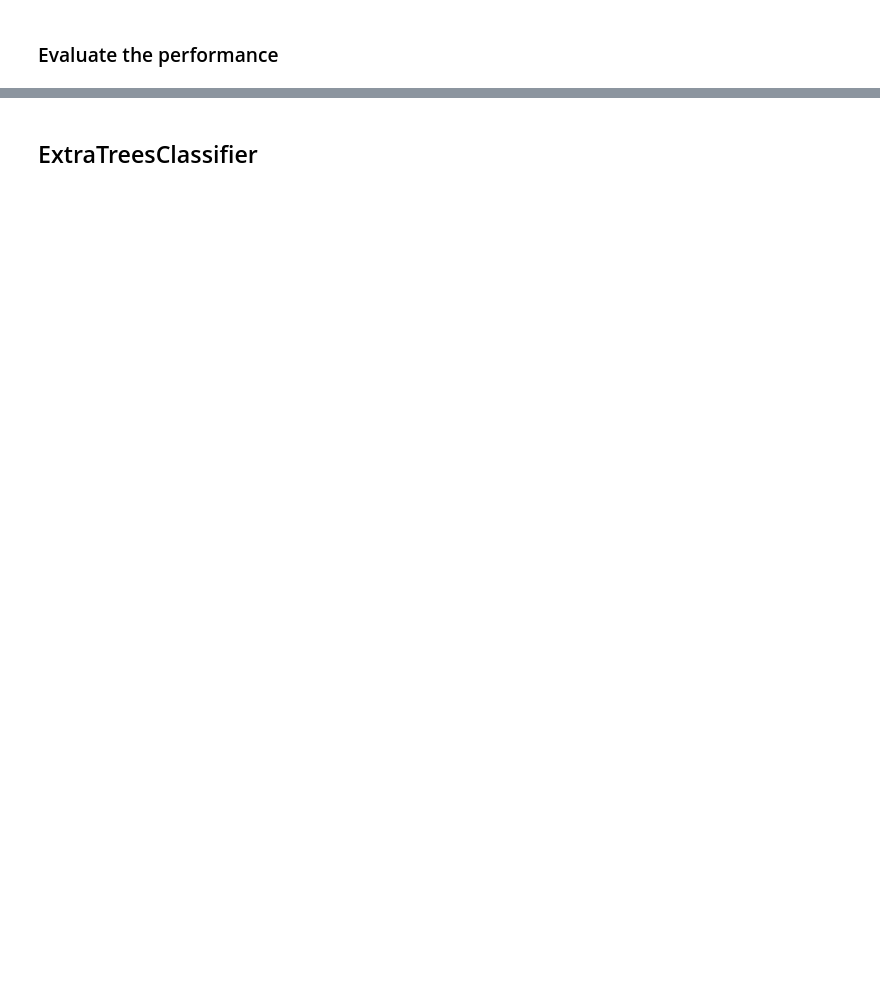
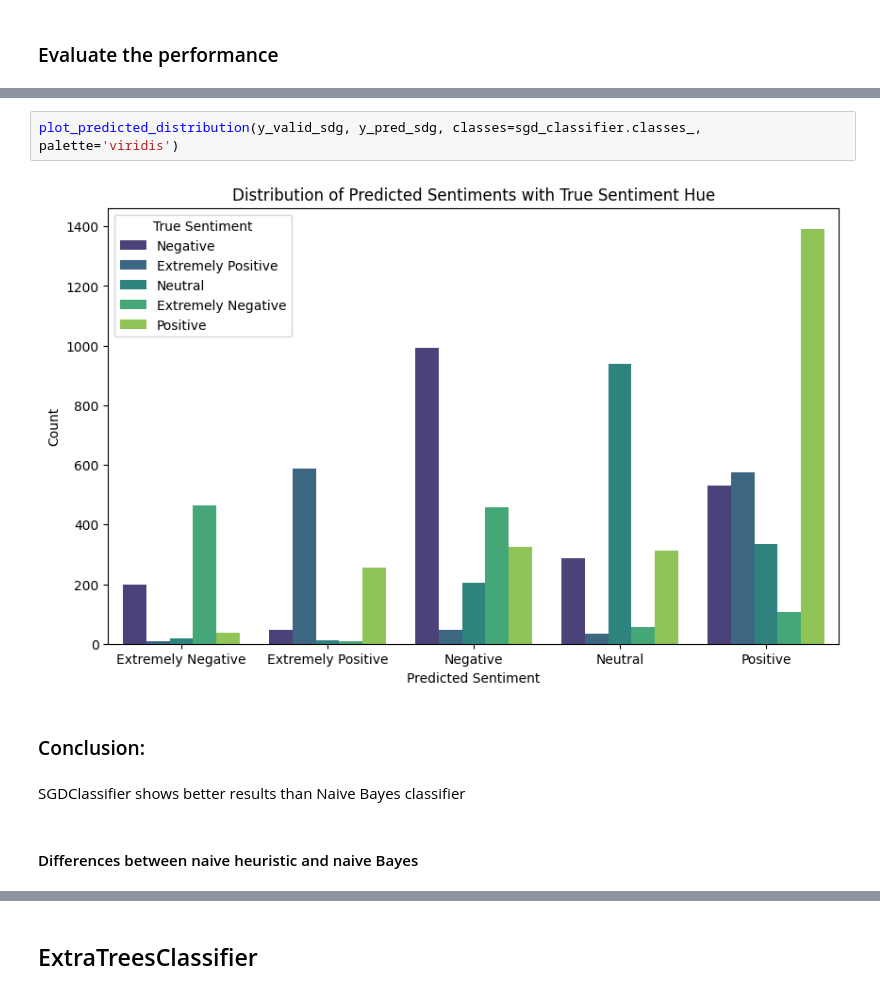
Before and after one commit to URFU-2022-machine-learning-engineering/urfu_nlp_homework, a Jupyter notebook: nlp-home-work-urfu-sf-3rd-sem.ipynb, the cells around one changed output, grey strips where cells are left out. Saved outputs shown, nothing was run; the diff lists cells and outputs as text; blank space fills up the shorter version.

```diff
--- a/nlp-home-work-urfu-sf-3rd-sem.ipynb
+++ b/nlp-home-work-urfu-sf-3rd-sem.ipynb
@@ -398,0 +606,10 @@ Extremely Positive       0.65      0.65      0.65      1252
+# %%
+plot_predicted_distribution(y_valid_sdg, y_pred_sdg, classes=sgd_classifier.classes_, palette='viridis')
+# %% [output]
+[figure, added]
+# %% [markdown]
+### Conclusion:
+# %% [markdown]
+SGDClassifier shows better results than Naive Bayes classifier
+# %% [markdown]
+#### Differences between naive heuristic and naive Bayes
```
Also changed, not shown: parts of 121 cells of this notebook, 2 other files.
